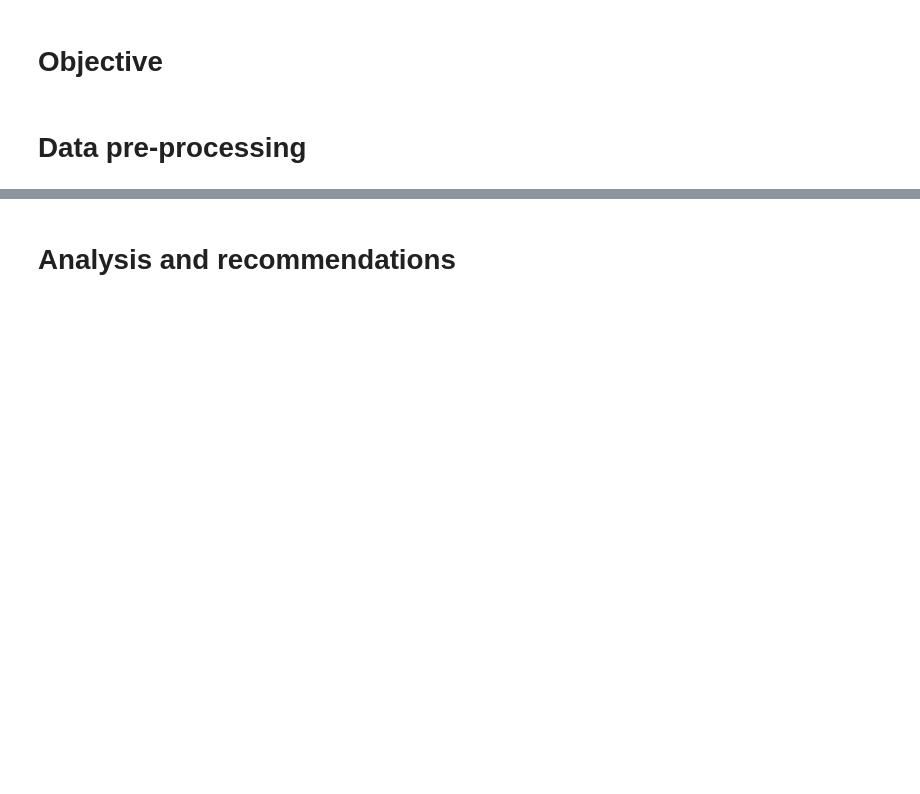
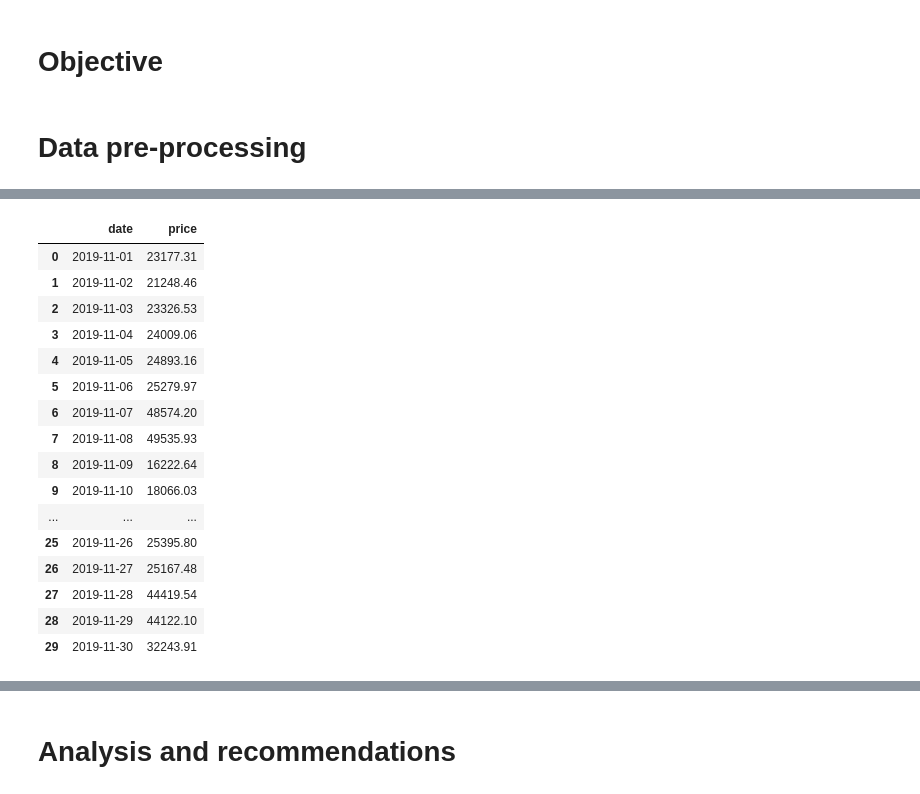
Before and after one commit to rksin8/customer_analysis, a Jupyter notebook: Customer Analysis for Ecommerce.ipynb, the cells around one changed output, grey strips where cells are left out. Cells and saved outputs as stored; diff of their text form; code cells hidden in the pictures; blank space fills up the shorter version.

```diff
--- a/Customer Analysis for Ecommerce.ipynb
+++ b/Customer Analysis for Ecommerce.ipynb
@@ -56,0 +106,2 @@ df.head()
+# %%
+df_nov_cleaned = split_datatime(df_nov)
@@ -56,0 +351,26 @@ df.head()
+# %%
+s2 = df_nov_cleaned[df_nov_cleaned.event_type=='purchase'][['date','price']]
+s2 = s2.groupby('date').sum()
+s2 = series2df(s2)
+# %%
+s2 = series2df(s2)
+# %%
+s2
+# %% [output]
+|  | date | price |
+| 0 | 2019-11-01 | 23177.31 |
+| 1 | 2019-11-02 | 21248.46 |
+| 2 | 2019-11-03 | 23326.53 |
+| 3 | 2019-11-04 | 24009.06 |
+| 4 | 2019-11-05 | 24893.16 |
+| 5 | 2019-11-06 | 25279.97 |
+| 6 | 2019-11-07 | 48574.20 |
+| 7 | 2019-11-08 | 49535.93 |
+| 8 | 2019-11-09 | 16222.64 |
+| 9 | 2019-11-10 | 18066.03 |
+| ... | ... | ... |
+| 25 | 2019-11-26 | 25395.80 |
+| 26 | 2019-11-27 | 25167.48 |
+| 27 | 2019-11-28 | 44419.54 |
+| 28 | 2019-11-29 | 44122.10 |
+| 29 | 2019-11-30 | 32243.91 |
```
Also changed, not shown: parts of 128 cells of this notebook.
